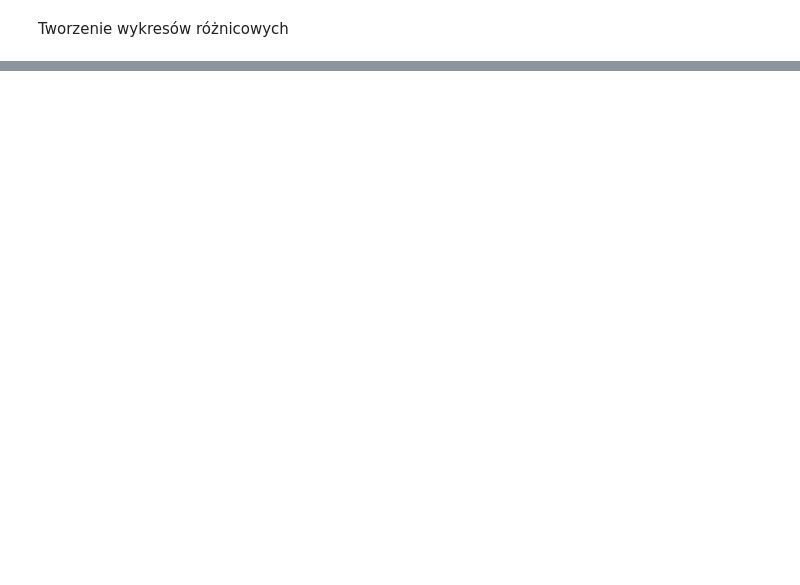
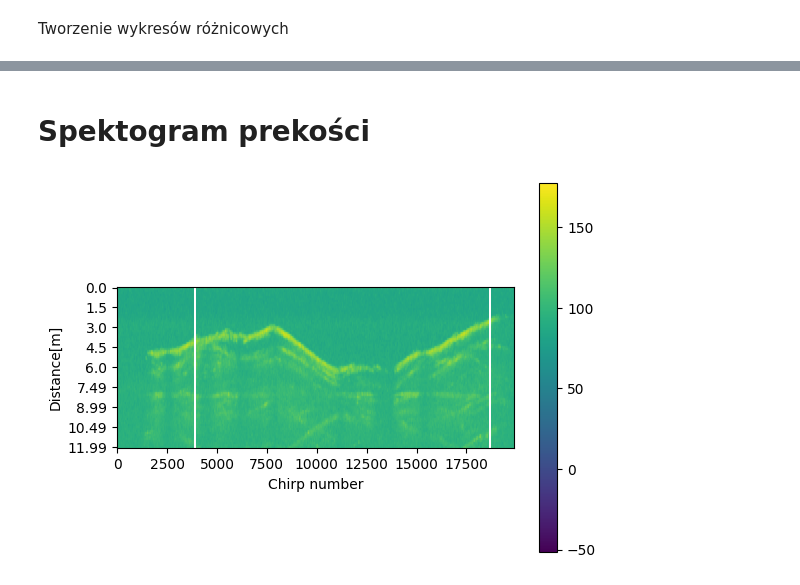
Before and after one commit to Norceis/radar-project, a Jupyter notebook: notebooks/spectogram_how_to.ipynb, the cells around one changed output, grey strips where cells are left out. Drawn from its saved outputs; the diff is of its cells as text; code cells hidden in the pictures; blank space fills up the shorter version.

```diff
--- a/notebooks/spectogram_how_to.ipynb
+++ b/notebooks/spectogram_how_to.ipynb
@@ -64,0 +65,9 @@ print_spectogram(diff_spectdb, y, depth_limit=12)
+# %% [markdown]
+# Spektogram prekości
+# %%
+diff = diff_frames(frames,  1) # spektogram różniicowy
+distance_spect,y =  gen_spectogram(diff)
+distance_spect_db  = to_dB(distance_spect)
+print_spectogram(distance_spect_db,y, 10,  12,100)
+# %% [output]
+[figure, added]
```
Also changed, not shown: parts of 12 cells of this notebook, 2 other files.
